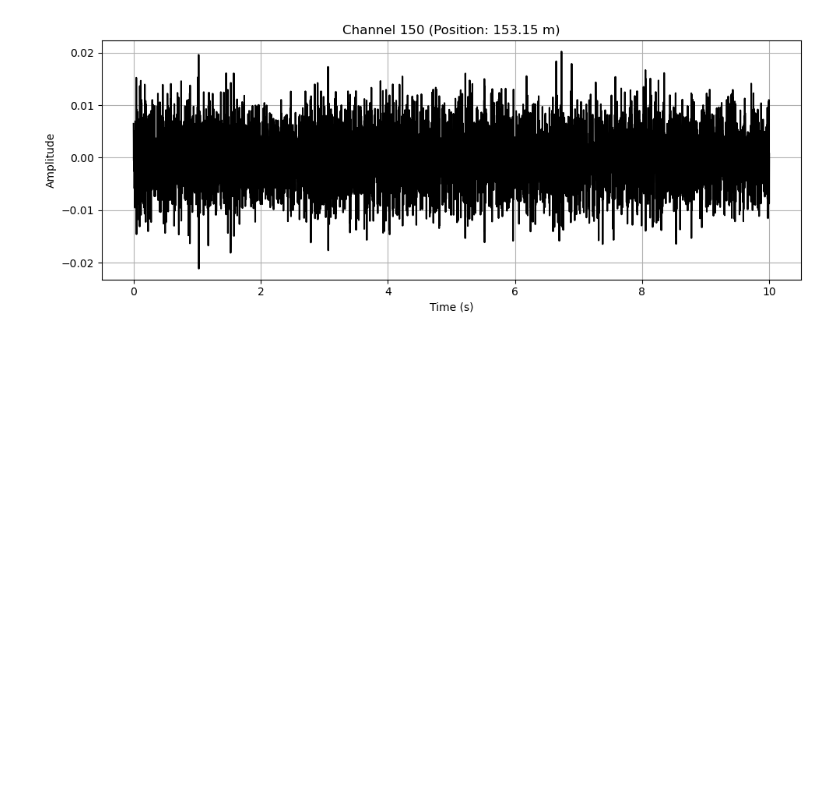
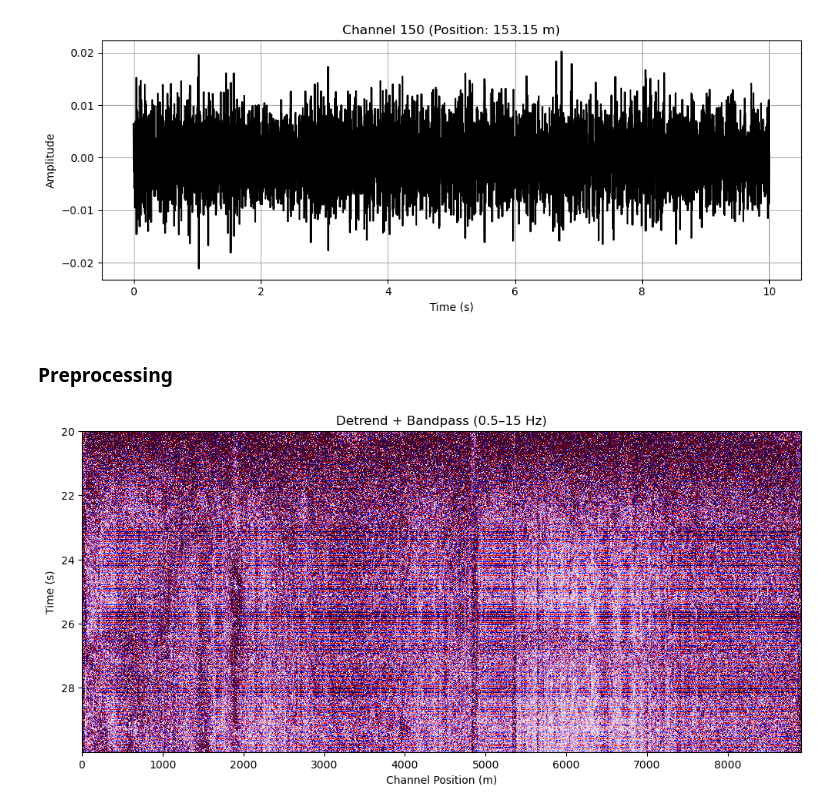
Before and after one commit to UWGeoD/DAS_Preprocessing, a Jupyter notebook: demo.ipynb, the cells around one changed output. Drawn from its saved outputs; the diff is of its cells as text; code cells hidden in the pictures; blank space fills up the shorter version.

```diff
--- a/demo.ipynb
+++ b/demo.ipynb
@@ -50,3 +68,19 @@ das.plot_single(ch=150, start_time=0.0, end_time=10.0)
 # %% [output]
 [figure]
 [figure]
+# %% [markdown]
+### Preprocessing
+# %%
+from preprocessing import (
+    detrend_then_bandpass, fk_filter, curvelet_like_denoise
+)
+
+x  = das.data            # [channels, time]
+dx = das.meta["dx"]      # meters
+dt = das.meta["dt"]      # seconds
+fs = das.meta["fs"]      # Hz
+# %%
+x_bp = detrend_then_bandpass(x, fs, f_lo=1, f_hi=30, order=5)
+das.plot(20, 40, title="Detrend + Bandpass (0.5–15 Hz)", preprocess=lambda D, _: x_bp)
+# %% [output]
+[figure, added]
```
Also changed, not shown: parts of 3 cells of this notebook, 3 other files.
